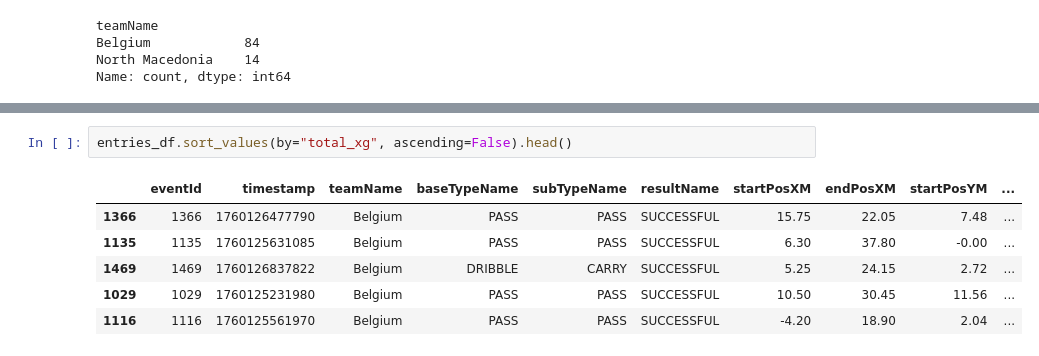
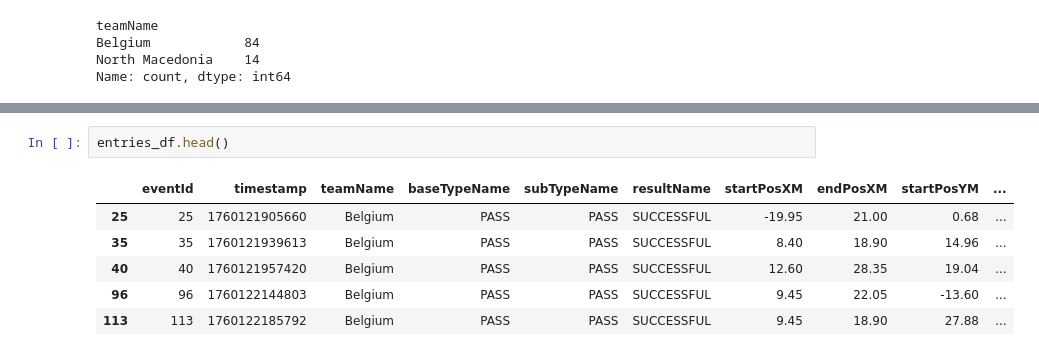
Before and after one commit to MarijnSt/belgium-north-macedonia-analysis, a Jupyter notebook: notebooks/zone_entry_analysis.ipynb, the cells around one changed output, grey strips where cells are left out. Saved outputs shown, nothing was run; the diff lists cells and outputs as text.

```diff
--- a/notebooks/zone_entry_analysis.ipynb
+++ b/notebooks/zone_entry_analysis.ipynb
@@ -457,10 +457,10 @@ entries_df = calculate_entry_zone_stats(final_third_entries, events_data, "Belgi
 # %%
-entries_df.sort_values(by="total_xg", ascending=False).head()
+entries_df.head()
 # %% [output]
 |  | eventId | timestamp | teamName | baseTypeName | subTypeName | resultName | startPosXM | endPosXM | startPosYM | ... |
-| 1366 | 1366 | 1760126477790 | Belgium | PASS | PASS | SUCCESSFUL | 15.75 | 22.05 | 7.48 | ... |
-| 1135 | 1135 | 1760125631085 | Belgium | PASS | PASS | SUCCESSFUL | 6.30 | 37.80 | -0.00 | ... |
-| 1469 | 1469 | 1760126837822 | Belgium | DRIBBLE | CARRY | SUCCESSFUL | 5.25 | 24.15 | 2.72 | ... |
-| 1029 | 1029 | 1760125231980 | Belgium | PASS | PASS | SUCCESSFUL | 10.50 | 30.45 | 11.56 | ... |
-| 1116 | 1116 | 1760125561970 | Belgium | PASS | PASS | SUCCESSFUL | -4.20 | 18.90 | 2.04 | ... |
+| 25 | 25 | 1760121905660 | Belgium | PASS | PASS | SUCCESSFUL | -19.95 | 21.00 | 0.68 | ... |
+| 35 | 35 | 1760121939613 | Belgium | PASS | PASS | SUCCESSFUL | 8.40 | 18.90 | 14.96 | ... |
+| 40 | 40 | 1760121957420 | Belgium | PASS | PASS | SUCCESSFUL | 12.60 | 28.35 | 19.04 | ... |
+| 96 | 96 | 1760122144803 | Belgium | PASS | PASS | SUCCESSFUL | 9.45 | 22.05 | -13.60 | ... |
+| 113 | 113 | 1760122185792 | Belgium | PASS | PASS | SUCCESSFUL | 9.45 | 18.90 | 27.88 | ... |
 # %%
```
Also changed, not shown: parts of 2 cells of this notebook, 2 other files.
